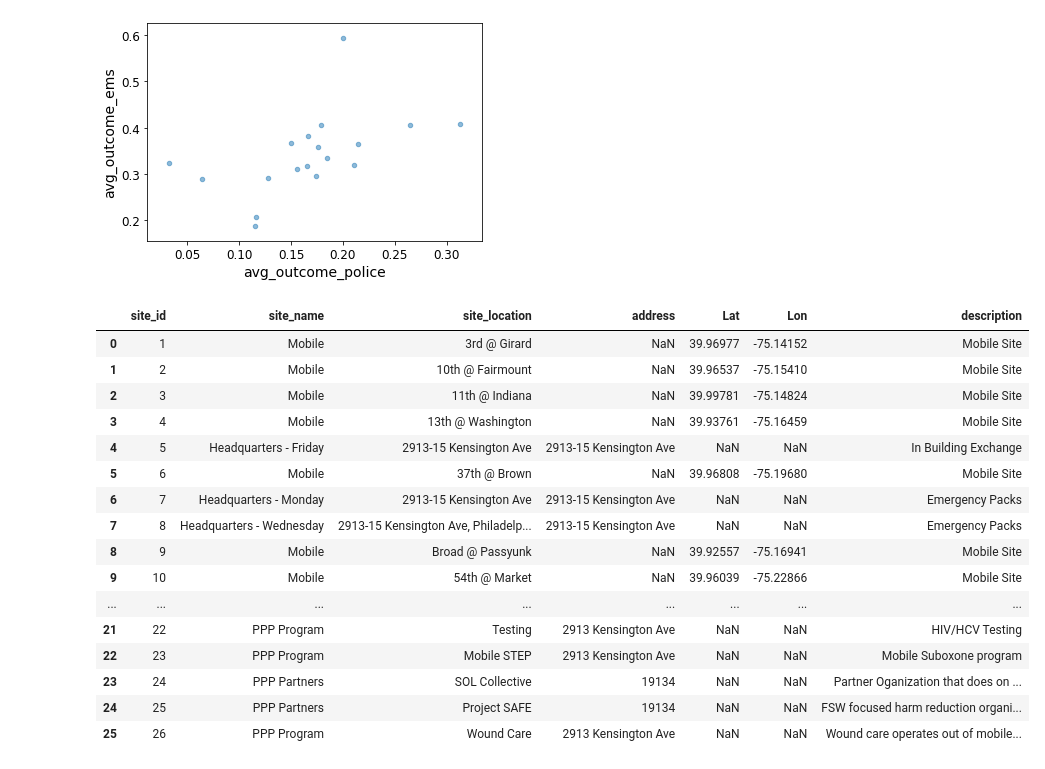
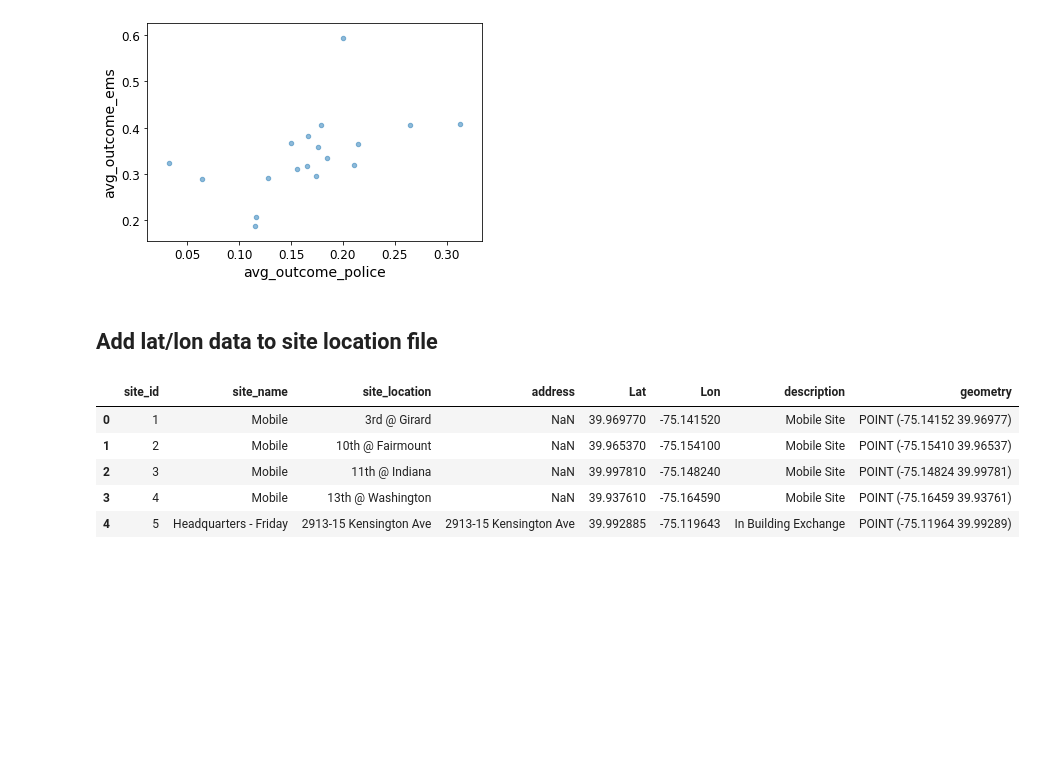
Before and after one commit to MikeG112/datahack2020, a Jupyter notebook: analyses/team04/mg/EDA_mg.ipynb, the cells around one changed output. Drawn from its saved outputs; the diff is of its cells as text; code cells hidden in the pictures; blank space fills up the shorter version.

Commit message:
Added geo data, started a geo visualization notebook

```diff
--- a/analyses/team04/mg/EDA_mg.ipynb
+++ b/analyses/team04/mg/EDA_mg.ipynb
@@ -188,6 +188,8 @@ pp_refill_zipcode_metrics.plot(kind = 'scatter', x ="avg_outcome_police", y = "a
 # %% [output]
 <matplotlib.axes._subplots.AxesSubplot at 0x...>
 [figure]
+# %% [markdown]
+ ## Add lat/lon data to site location file
 # %%
 # Zip code info:
 zip_path = os.path.join(PROJECT_ROOT_DIR, "codebooks/sep_site_outrigger.csv")
@@ -195,25 +197,14 @@ lat_lon_path = os.path.join(PROJECT_ROOT_DIR, "analyses/team04/mg/data/sep_site_
 zip_codes = pd.read_csv(zip_path)
 lat_lon = pd.read_csv(lat_lon_path)
 # %%
-lat_lon.head(28)
+lat_lon.head(5)
 # %% [output]
-|  | site_id | site_name | site_location | address | Lat | Lon | description |
-| 0 | 1 | Mobile | 3rd @ Girard | NaN | 39.96977 | -75.14152 | Mobile Site |
-| 1 | 2 | Mobile | 10th @ Fairmount | NaN | 39.96537 | -75.15410 | Mobile Site |
-| 2 | 3 | Mobile | 11th @ Indiana | NaN | 39.99781 | -75.14824 | Mobile Site |
-| 3 | 4 | Mobile | 13th @ Washington | NaN | 39.93761 | -75.16459 | Mobile Site |
-| 4 | 5 | Headquarters - Friday | 2913-15 Kensington Ave | 2913-15 Kensington Ave | NaN | NaN | In Building Exchange |
-| 5 | 6 | Mobile | 37th @ Brown | NaN | 39.96808 | -75.19680 | Mobile Site |
-| 6 | 7 | Headquarters - Monday | 2913-15 Kensington Ave | 2913-15 Kensington Ave | NaN | NaN | Emergency Packs |
-| 7 | 8 | Headquarters - Wednesday | 2913-15 Kensington Ave, Philadelp... | 2913-15 Kensington Ave | NaN | NaN | Emergency Packs |
-| 8 | 9 | Mobile | Broad @ Passyunk | NaN | 39.92557 | -75.16941 | Mobile Site |
-| 9 | 10 | Mobile | 54th @ Market | NaN | 39.96039 | -75.22866 | Mobile Site |
-| ... | ... | ... | ... | ... | ... | ... | ... |
-| 21 | 22 | PPP Program | Testing | 2913 Kensington Ave | NaN | NaN | HIV/HCV Testing |
-| 22 | 23 | PPP Program | Mobile STEP | 2913 Kensington Ave | NaN | NaN | Mobile Suboxone program |
-| 23 | 24 | PPP Partners | SOL Collective | 19134 | NaN | NaN | Partner Oganization that does on ... |
-| 24 | 25 | PPP Partners | Project SAFE | 19134 | NaN | NaN | FSW focused harm reduction organi... |
-| 25 | 26 | PPP Program | Wound Care | 2913 Kensington Ave | NaN | NaN | Wound care operates out of mobile... |
+|  | site_id | site_name | site_location | address | Lat | Lon | description | geometry |
+| 0 | 1 | Mobile | 3rd @ Girard | NaN | 39.969770 | -75.141520 | Mobile Site | POINT (-75.14152 39.96977) |
+| 1 | 2 | Mobile | 10th @ Fairmount | NaN | 39.965370 | -75.154100 | Mobile Site | POINT (-75.15410 39.96537) |
+| 2 | 3 | Mobile | 11th @ Indiana | NaN | 39.997810 | -75.148240 | Mobile Site | POINT (-75.14824 39.99781) |
+| 3 | 4 | Mobile | 13th @ Washington | NaN | 39.937610 | -75.164590 | Mobile Site | POINT (-75.16459 39.93761) |
+| 4 | 5 | Headquarters - Friday | 2913-15 Kensington Ave | 2913-15 Kensington Ave | 39.992885 | -75.119643 | In Building Exchange | POINT (-75.11964 39.99289) |
 # %%
 # Fill in missing lat/lons. Should really automate, but for now:
 
```
Also changed, not shown: parts of 5 cells of this notebook, 11 other files.
